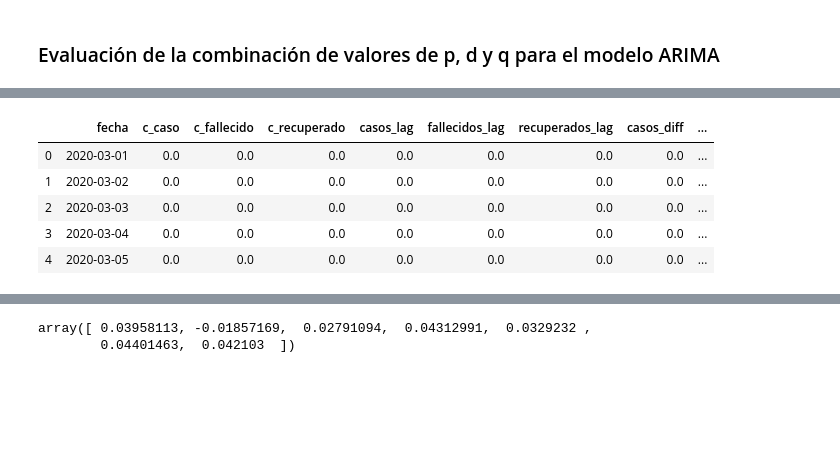
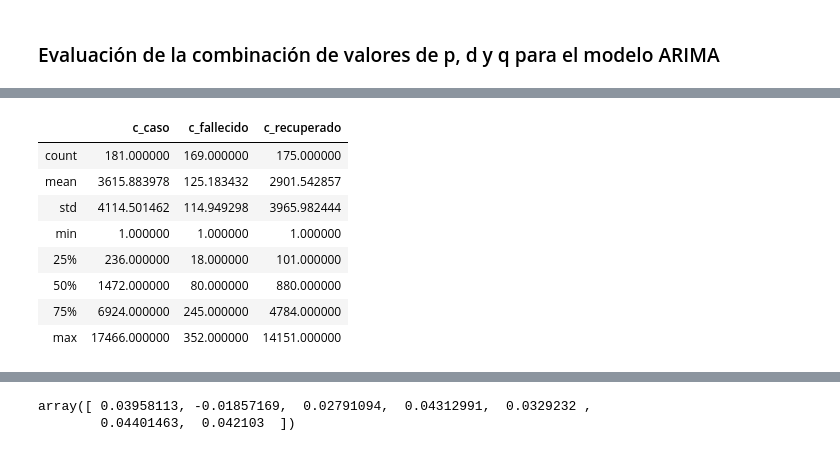
Before and after one commit to AP-2020-1S/covid-19-analiticapedictiva_ajsg, a Jupyter notebook: Entrega Analitica Predictiva.ipynb, the cells around one changed output, grey strips where cells are left out. Saved outputs shown, nothing was run; the diff lists cells and outputs as text; code cells hidden in the pictures; blank space fills up the shorter version.

```diff
--- a/Entrega Analitica Predictiva.ipynb
+++ b/Entrega Analitica Predictiva.ipynb
@@ -158,7 +198,2 @@ df_casos.head()
 # %%
 df_casos_p,df_muertes,df_recuperados = data_agg_col(df_casos)
-# %%
-df_full = pd.merge(df_dates, df_casos_p, how='left', on=['fecha'])
-df_full = pd.merge(df_full, df_muertes, how='left', on=['fecha'])
-df_full = pd.merge(df_full, df_recuperados, how='left', on=['fecha'])
-df_full.describe()
@@ -199,10 +220,0 @@ dtype: int64
-# %%
-df_full['casos_lag'] = df_full['c_caso'].shift(1)
-df_full['fallecidos_lag'] = df_full['c_fallecido'].shift(1)
-df_full['recuperados_lag'] = df_full['c_recuperado'].shift(1)
-df_full = df_full.replace({0: np.nan})
-df_full['casos_diff'] = (df_full['casos_lag'] - df_full['c_caso'])/df_full['c_caso']
-df_full['fallecidos_diff'] = (df_full['fallecidos_lag'] - df_full['c_fallecido']) / df_full['c_fallecido']
-df_full['recuperados_diff'] = (df_full['recuperados_lag'] - df_full['c_recuperado']) / df_full['c_recuperado']
-df_full = df_full.fillna(0)
-df_full.drop(df_full.tail(2).index, inplace=True)
@@ -209,9 +247,12 @@ df_full.drop(df_full.tail(2).index, inplace=True)
 # %%
-df_full.head()
+df_full.describe()
 # %% [output]
-|  | fecha | c_caso | c_fallecido | c_recuperado | casos_lag | fallecidos_lag | recuperados_lag | casos_diff | ... |
-| 0 | 2020-03-01 | 0.0 | 0.0 | 0.0 | 0.0 | 0.0 | 0.0 | 0.0 | ... |
-| 1 | 2020-03-02 | 0.0 | 0.0 | 0.0 | 0.0 | 0.0 | 0.0 | 0.0 | ... |
-| 2 | 2020-03-03 | 0.0 | 0.0 | 0.0 | 0.0 | 0.0 | 0.0 | 0.0 | ... |
-| 3 | 2020-03-04 | 0.0 | 0.0 | 0.0 | 0.0 | 0.0 | 0.0 | 0.0 | ... |
-| 4 | 2020-03-05 | 0.0 | 0.0 | 0.0 | 0.0 | 0.0 | 0.0 | 0.0 | ... |
+|  | c_caso | c_fallecido | c_recuperado |
+| count | 181.000000 | 169.000000 | 175.000000 |
+| mean | 3615.883978 | 125.183432 | 2901.542857 |
+| std | 4114.501462 | 114.949298 | 3965.982444 |
+| min | 1.000000 | 1.000000 | 1.000000 |
+| 25% | 236.000000 | 18.000000 | 101.000000 |
+| 50% | 1472.000000 | 80.000000 | 880.000000 |
+| 75% | 6924.000000 | 245.000000 | 4784.000000 |
+| max | 17466.000000 | 352.000000 | 14151.000000 |
```
Also changed, not shown: parts of 36 cells of this notebook.
